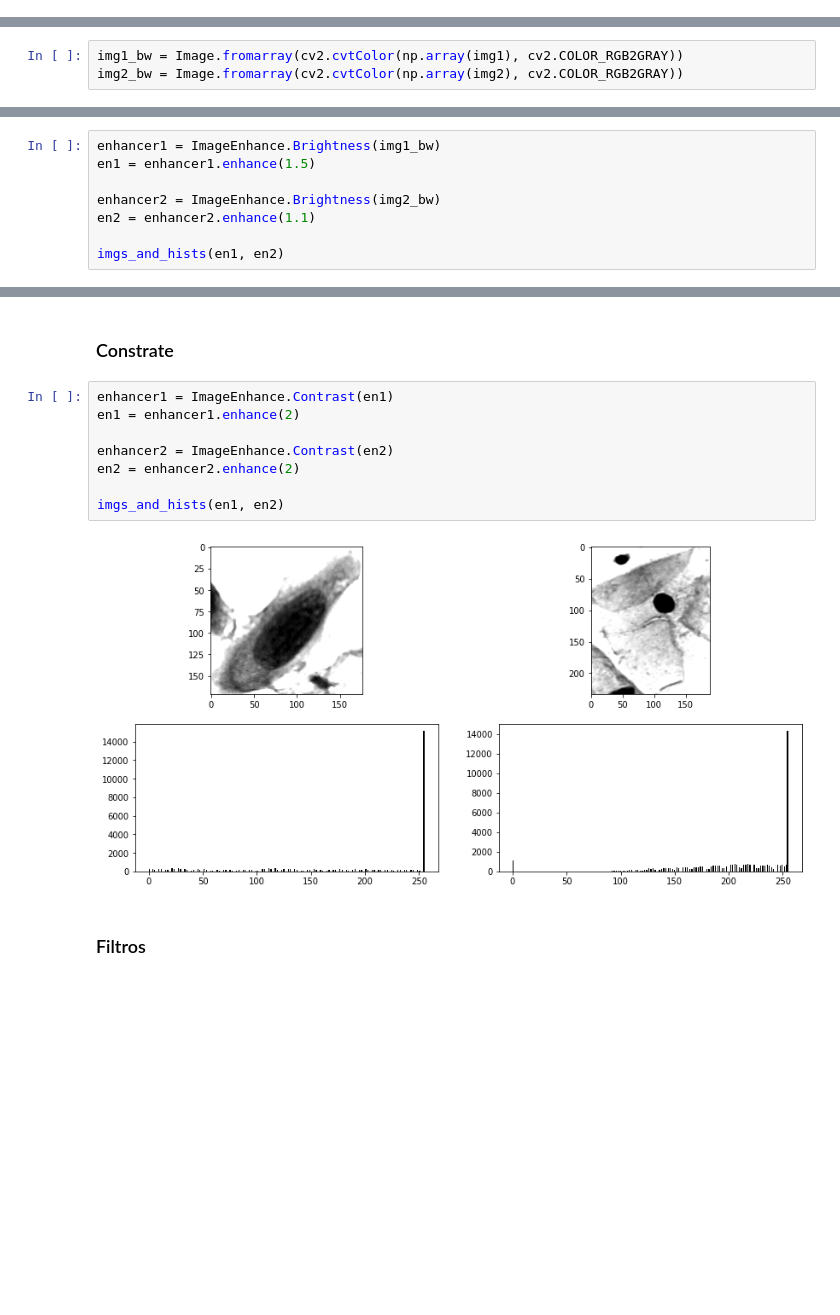
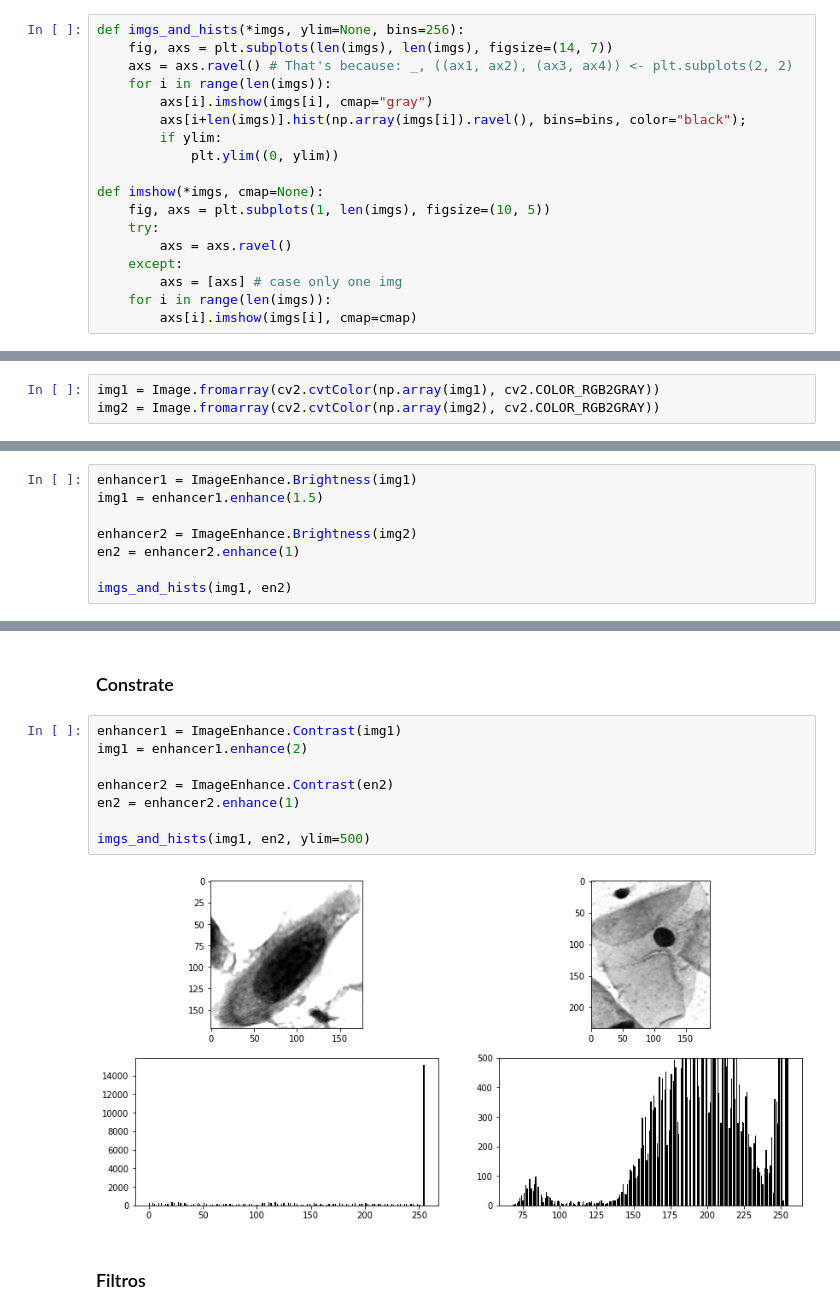
Before and after one commit to Vinicius-ufsc/informatica_medica, a Jupyter notebook: entrega2/TB2_info_medica.ipynb, the cells around one changed output, grey strips where cells are left out. Drawn from its saved outputs; the diff is of its cells as text; blank space fills up the shorter version.

```diff
--- a/entrega2/TB2_info_medica.ipynb
+++ b/entrega2/TB2_info_medica.ipynb
@@ -22,3 +8,21 @@ def imgs_and_hists(img1, img2, ylim=None):
+# %%
+def imgs_and_hists(*imgs, ylim=None, bins=256):
+    fig, axs = plt.subplots(len(imgs), len(imgs), figsize=(14, 7))
+    axs = axs.ravel() # That's because: _, ((ax1, ax2), (ax3, ax4)) <- plt.subplots(2, 2)
+    for i in range(len(imgs)):
+        axs[i].imshow(imgs[i], cmap="gray")
+        axs[i+len(imgs)].hist(np.array(imgs[i]).ravel(), bins=bins, color="black");
+        if ylim:
+            plt.ylim((0, ylim))
+
+def imshow(*imgs, cmap=None):
+    fig, axs = plt.subplots(1, len(imgs), figsize=(10, 5))
+    try:
+        axs = axs.ravel()
+    except:
+        axs = [axs] # case only one img
+    for i in range(len(imgs)):
+        axs[i].imshow(imgs[i], cmap=cmap)
 # %% [markdown]
 # Importar imagens
 # %%
@@ -37,5 +35,5 @@ plt.imshow(img2)
 # %% [markdown]
 # Conversão para Preto e Branco
 # %%
-img1_bw = Image.fromarray(cv2.cvtColor(np.array(img1), cv2.COLOR_RGB2GRAY))
-img2_bw = Image.fromarray(cv2.cvtColor(np.array(img2), cv2.COLOR_RGB2GRAY))
+img1 = Image.fromarray(cv2.cvtColor(np.array(img1), cv2.COLOR_RGB2GRAY))
+img2 = Image.fromarray(cv2.cvtColor(np.array(img2), cv2.COLOR_RGB2GRAY))
@@ -62,11 +54,11 @@ imgs_and_hists(img1_bw, img2_bw)
 # %% [markdown]
 ### Brilho
 # %%
-enhancer1 = ImageEnhance.Brightness(img1_bw)
-en1 = enhancer1.enhance(1.5)
+enhancer1 = ImageEnhance.Brightness(img1)
+img1 = enhancer1.enhance(1.5)
 
-enhancer2 = ImageEnhance.Brightness(img2_bw)
-en2 = enhancer2.enhance(1.1)
+enhancer2 = ImageEnhance.Brightness(img2)
+en2 = enhancer2.enhance(1)
 
-imgs_and_hists(en1, en2)
+imgs_and_hists(img1, en2)
 # %% [output]
@@ -74,14 +66,14 @@ imgs_and_hists(en1, en2)
 # %% [markdown]
 ### Constrate
 # %%
-enhancer1 = ImageEnhance.Contrast(en1)
-en1 = enhancer1.enhance(2)
+enhancer1 = ImageEnhance.Contrast(img1)
+img1 = enhancer1.enhance(2)
 
 enhancer2 = ImageEnhance.Contrast(en2)
-en2 = enhancer2.enhance(2)
+en2 = enhancer2.enhance(1)
 
-imgs_and_hists(en1, en2)
+imgs_and_hists(img1, en2, ylim=500)
 # %% [output]
-[figure, old version]
+[figure, new version]
 # %% [markdown]
 ### Filtros
```
Also changed, not shown: parts of 16 cells of this notebook.
